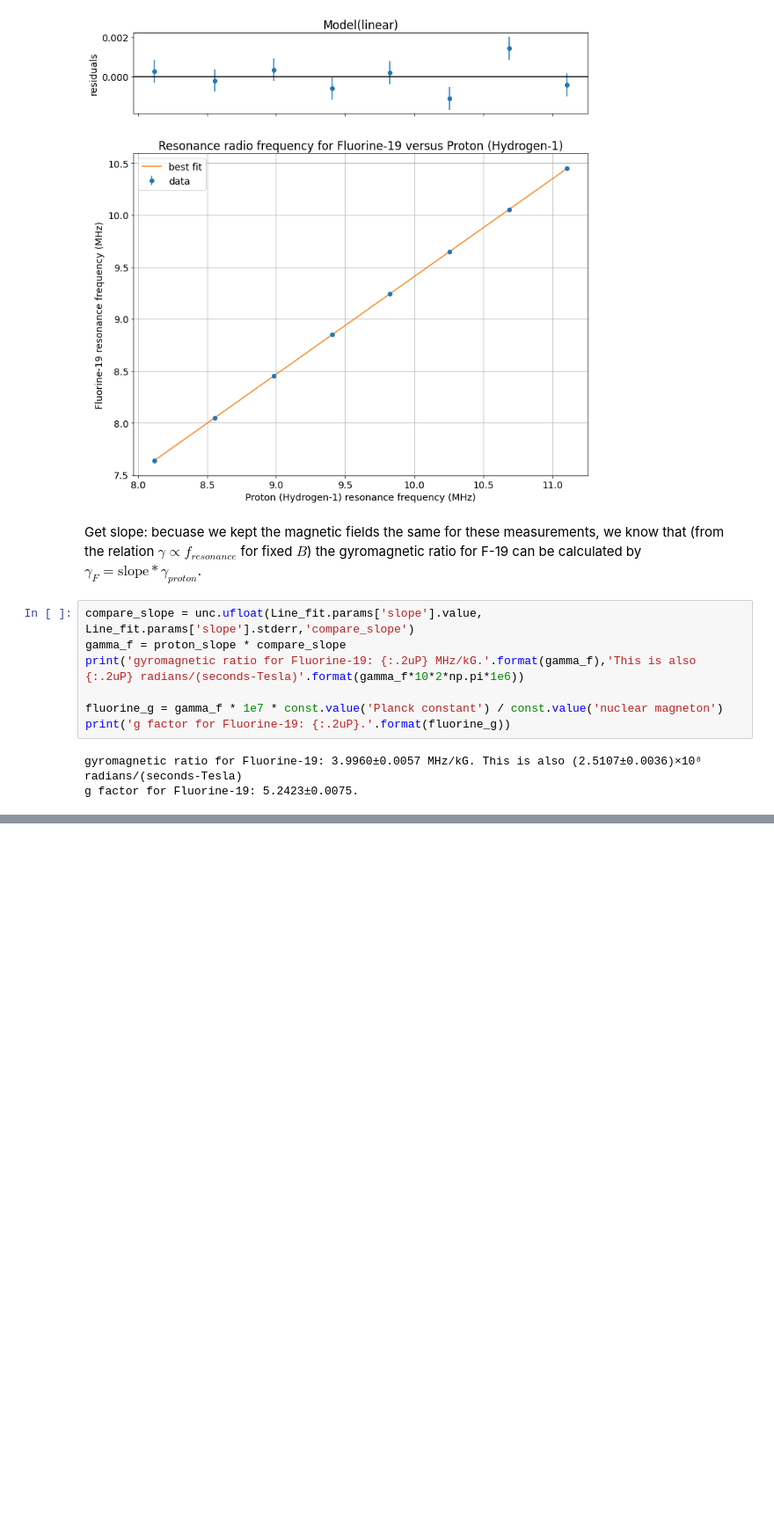
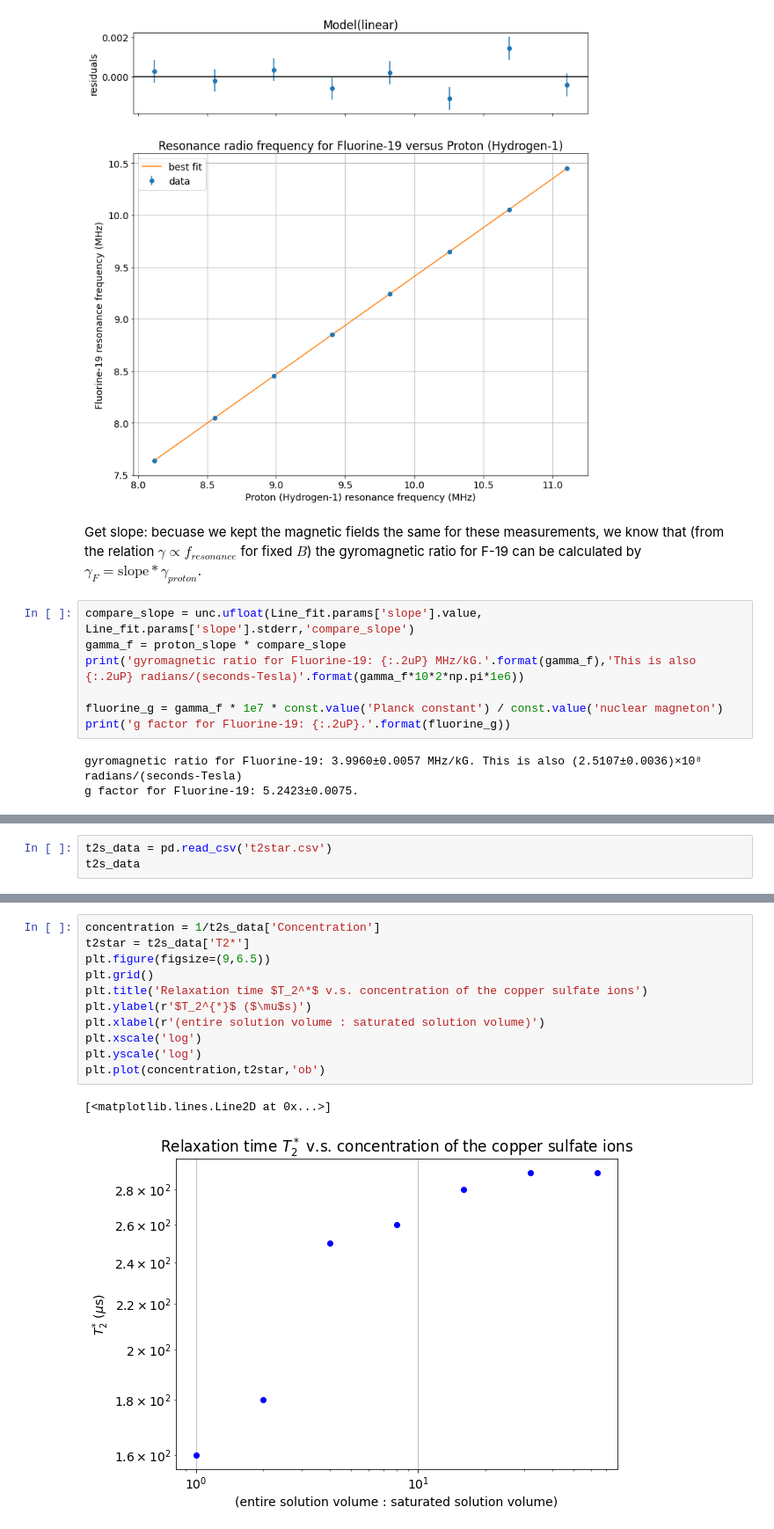
Before and after one commit to ahserhan/CMX, a Jupyter notebook: CWNMR/Continuous NMR Analysis.ipynb, the cells around one changed output, grey strips where cells are left out. Shown at 88% size. Saved outputs shown, nothing was run; the diff lists cells and outputs as text; blank space fills up the shorter version.

Commit message:
T2* vs solution concentration

```diff
--- a/CWNMR/Continuous NMR Analysis.ipynb
+++ b/CWNMR/Continuous NMR Analysis.ipynb
@@ -308,0 +297,3 @@ You should see a trend that the relaxation time gets a bit longer and then level
+# %%
+t2s_data = pd.read_csv('t2star.csv')
+t2s_data
@@ -308,0 +309,14 @@ You should see a trend that the relaxation time gets a bit longer and then level
+# %%
+concentration = 1/t2s_data['Concentration']
+t2star = t2s_data['T2*']
+plt.figure(figsize=(9,6.5))
+plt.grid()
+plt.title('Relaxation time $T_2^*$ v.s. concentration of the copper sulfate ions')
+plt.ylabel(r'$T_2^{*}$ ($\mu$s)')
+plt.xlabel(r'(entire solution volume : saturated solution volume)')
+plt.xscale('log')
+plt.yscale('log')
+plt.plot(concentration,t2star,'ob')
+# %% [output]
+[<matplotlib.lines.Line2D at 0x...>]
+[figure, added]
```
Also changed, not shown: parts of 6 cells of this notebook.
